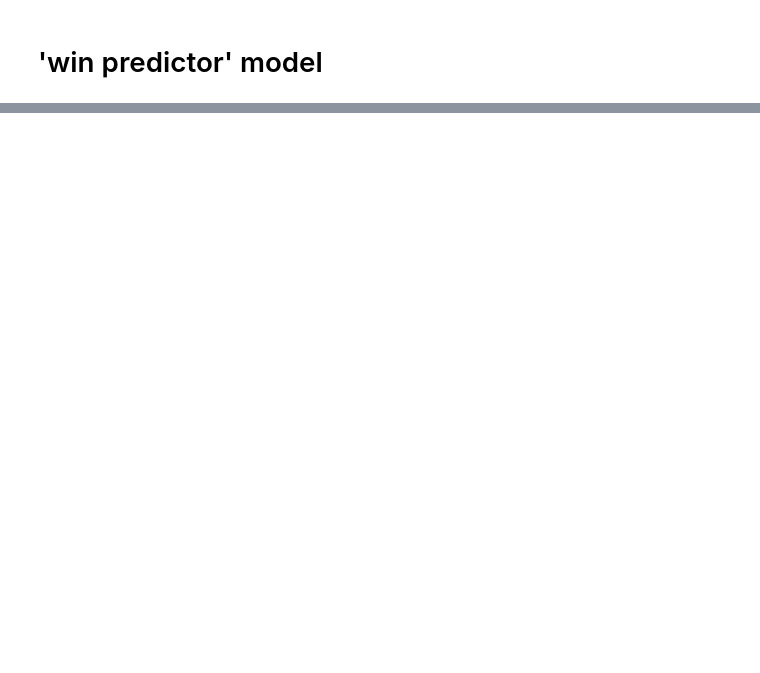
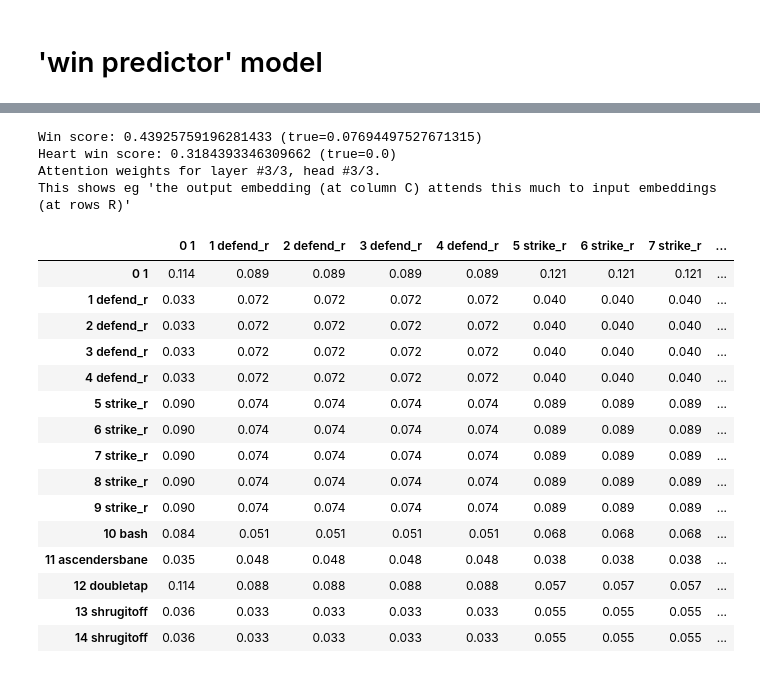
Before and after one commit to lgerrets/sts_card_picker, a Jupyter notebook: main.ipynb, the cells around one changed output, grey strips where cells are left out. Saved outputs shown, nothing was run; the diff lists cells and outputs as text; code cells hidden in the pictures; blank space fills up the shorter version.

```diff
--- a/main.ipynb
+++ b/main.ipynb
@@ -185,3 +182,5 @@ Train (343523) / validation (85881) ratio = 0.8
+# %%
+data_tokens, train_dataset, val_dataset = model.load_datasets(model.params)
 # %%
 sample = val_dataset.sample_unpreprocessed()
 model.predict_one(sample)
@@ -268,0 +268,5 @@ Note: metrics are on a 'lower is better basis' so accuracy metrics are actually
+# %%
+while 1:
+    sample = val_dataset.sample_unpreprocessed()
+    if not sample["victory"]:
+        break
@@ -268,0 +289,24 @@ Note: metrics are on a 'lower is better basis' so accuracy metrics are actually
+# %%
+model.predict_one(sample)
+model.get_attn_weights(3, 3)
+# %% [output]
+Win score: 0.43925759196281433 (true=0.07694497527671315)
+Heart win score: 0.3184393346309662 (true=0.0)
+Attention weights for layer #3/3, head #3/3.
+This shows eg 'the output embedding (at column C) attends this much to input embeddings (at rows R)'
+|  | 0 1 | 1 defend_r | 2 defend_r | 3 defend_r | 4 defend_r | 5 strike_r | 6 strike_r | 7 strike_r | ... |
+| 0 1 | 0.114 | 0.089 | 0.089 | 0.089 | 0.089 | 0.121 | 0.121 | 0.121 | ... |
+| 1 defend_r | 0.033 | 0.072 | 0.072 | 0.072 | 0.072 | 0.040 | 0.040 | 0.040 | ... |
+| 2 defend_r | 0.033 | 0.072 | 0.072 | 0.072 | 0.072 | 0.040 | 0.040 | 0.040 | ... |
+| 3 defend_r | 0.033 | 0.072 | 0.072 | 0.072 | 0.072 | 0.040 | 0.040 | 0.040 | ... |
+| 4 defend_r | 0.033 | 0.072 | 0.072 | 0.072 | 0.072 | 0.040 | 0.040 | 0.040 | ... |
+| 5 strike_r | 0.090 | 0.074 | 0.074 | 0.074 | 0.074 | 0.089 | 0.089 | 0.089 | ... |
+| 6 strike_r | 0.090 | 0.074 | 0.074 | 0.074 | 0.074 | 0.089 | 0.089 | 0.089 | ... |
+| 7 strike_r | 0.090 | 0.074 | 0.074 | 0.074 | 0.074 | 0.089 | 0.089 | 0.089 | ... |
+| 8 strike_r | 0.090 | 0.074 | 0.074 | 0.074 | 0.074 | 0.089 | 0.089 | 0.089 | ... |
+| 9 strike_r | 0.090 | 0.074 | 0.074 | 0.074 | 0.074 | 0.089 | 0.089 | 0.089 | ... |
+| 10 bash | 0.084 | 0.051 | 0.051 | 0.051 | 0.051 | 0.068 | 0.068 | 0.068 | ... |
+| 11 ascendersbane | 0.035 | 0.048 | 0.048 | 0.048 | 0.048 | 0.038 | 0.038 | 0.038 | ... |
+| 12 doubletap | 0.114 | 0.088 | 0.088 | 0.088 | 0.088 | 0.057 | 0.057 | 0.057 | ... |
+| 13 shrugitoff | 0.036 | 0.033 | 0.033 | 0.033 | 0.033 | 0.055 | 0.055 | 0.055 | ... |
+| 14 shrugitoff | 0.036 | 0.033 | 0.033 | 0.033 | 0.033 | 0.055 | 0.055 | 0.055 | ... |
```
Also changed, not shown: parts of 8 cells of this notebook, 6 other files.
